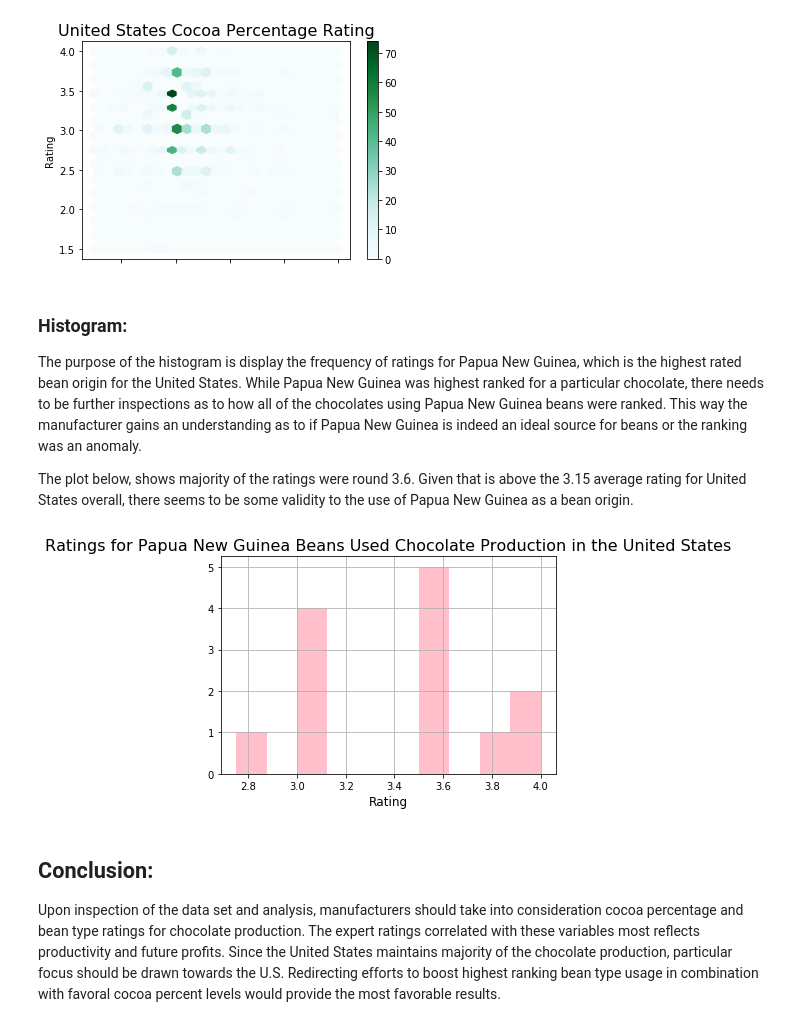
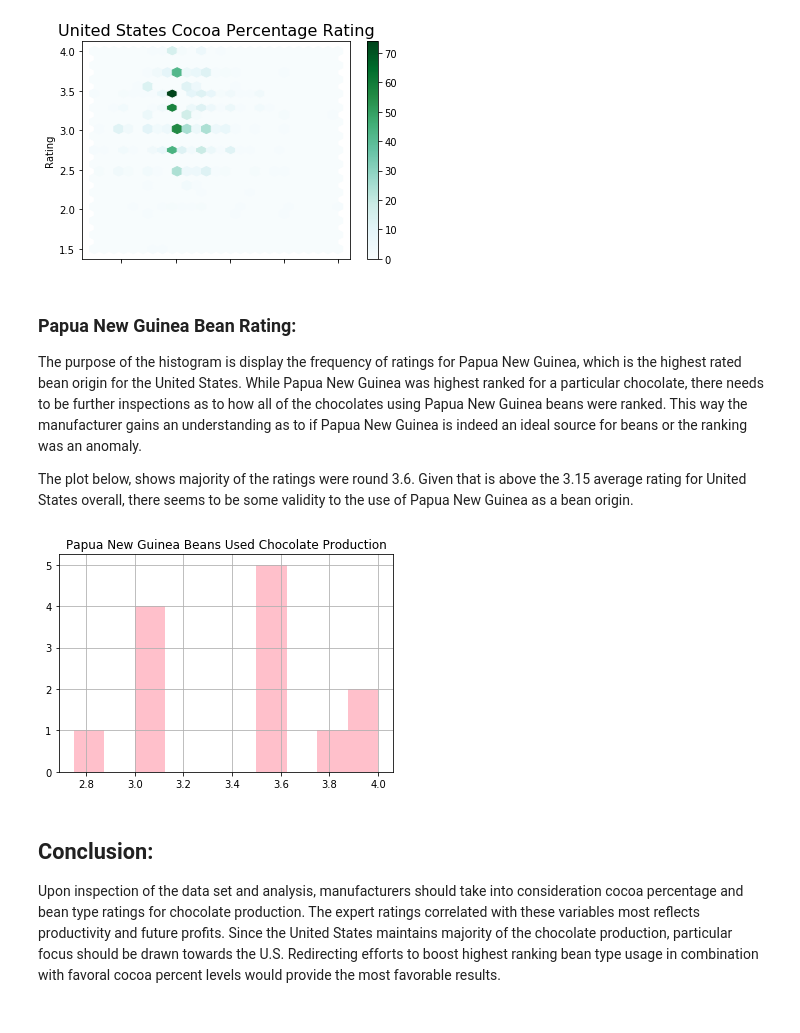
Before and after one commit to skvirk/Thinkful-Bootcamp, a Jupyter notebook: Thinkful_Prep_Capstone_Final Version.ipynb, the cells around one changed output. Cells and saved outputs as stored; diff of their text form; code cells hidden in the pictures.

```diff
--- a/Thinkful_Prep_Capstone_Final Version.ipynb
+++ b/Thinkful_Prep_Capstone_Final Version.ipynb
@@ -154,7 +154,7 @@ plt.show()
 # %% [output]
 [figure]
 # %% [markdown]
-### Histogram:
+### Papua New Guinea Bean Rating:
 
 The purpose of the histogram is display the frequency of ratings for Papua New Guinea, which is the highest rated bean origin for the United States. While Papua New Guinea was highest ranked for a particular chocolate, there needs to be further inspections as to how all of the chocolates using Papua New Guinea beans were ranked. This way the manufacturer gains an understanding as to if Papua New Guinea is indeed an ideal source for beans or the ranking was an anomaly.
 
@@ -162,11 +162,10 @@ The plot below, shows majority of the ratings were round 3.6. Given that is abov
 # %%
 Choc9 = Choc6[Choc6['Bean Origin'] == 'Papua New Guinea']
 Choc9 = hist_plot = Choc9['Rating'].hist(color= 'pink')
-plt.title('Ratings for Papua New Guinea Beans Used Chocolate Production in the United States', fontsize=16)
-plt.xlabel('Rating', fontsize=12)
+plt.title('Papua New Guinea Beans Used Chocolate Production')
 plt.show()
 # %% [output]
-[figure, old version]
+[figure, new version]
 # %% [markdown]
 ## Conclusion:
 
```
Also changed, not shown: parts of 4 cells of this notebook.
